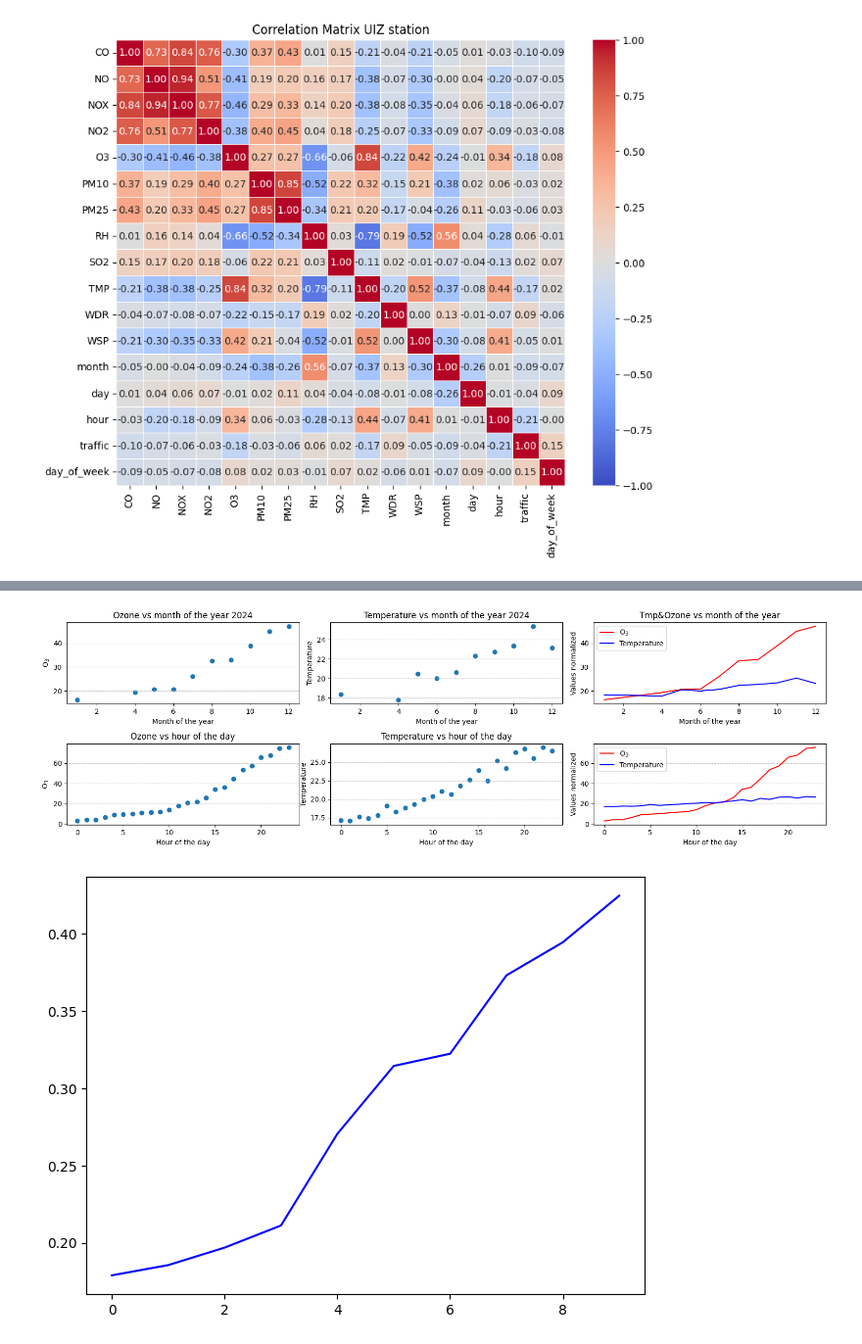
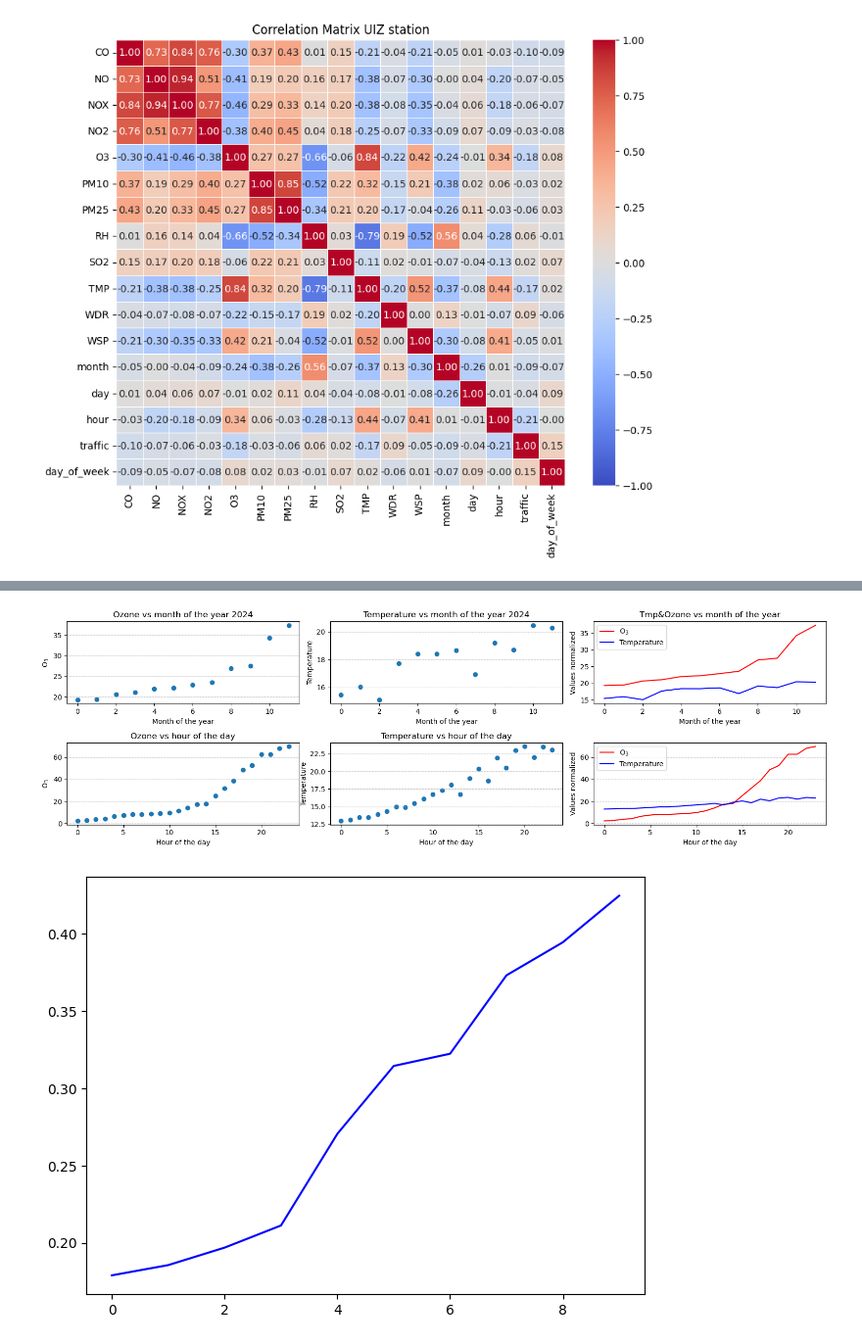
Before and after one commit to vlegaria/air_pollution, a Jupyter notebook: graficas/correlation.ipynb, the cells around one changed output, grey strips where cells are left out. Shown at 98% size. Saved outputs shown, nothing was run; the diff lists cells and outputs as text; code cells hidden in the pictures.

Commit message:
graphs

```diff
--- a/graficas/correlation.ipynb
+++ b/graficas/correlation.ipynb
@@ -194,15 +265,15 @@ plot_values(df_bymonth_original,df_byhour_original, "month", "hour")
 # %%
-month_idx= {12:4, 11:2, 10:1, 9:7, 8:6, 7:5, 6:9, 5:11, 4:10, 3:8, 2:12, 1:3}
+month_idx = {12:0, 11:1, 1:2, 10:3, 9:4, 7:5, 8:6, 2:7, 6:8, 3:9, 4:10, 5:11}
 df_bymonth = df_bymonth_original.sort_values(by='O3', ascending=True)
 df_bymonth["month_idx"] = df_bymonth["month"].map(month_idx)
 
-hour_idx= {7:0, 6:1, 8:2, 5:3, 4:4, 9:5, 3:6, 2:7, 1:8, 0:9, 23:10, 22:11, 10:12, 21:13, 20:14, 19:15, 11:16, 18:17, 12:18, 17:19, 16:20, 13:21, 15:22, 14:23 }
+hour_idx= {6:0, 5:1, 7:2, 4:3, 3:4, 2:5, 8:6, 1:7, 0:8, 23:9, 22:10, 21:11, 20:12, 9:13, 19:14, 18:15, 10:16, 17:17, 11:18, 16:19, 15:20, 12:21, 14:22, 13:23 }
 df_byhour = df_byhour_original.sort_values(by='O3', ascending=True)
 df_byhour["hour_idx"] = df_byhour["hour"].map(hour_idx)
 
 plot_values(df_bymonth,df_byhour, "month_idx", "hour_idx")
 # %% [output]
-[figure, old version]
+[figure, new version]
 # %%
 dir = r"C:\Users\Valeria\Documents\CIC\air_pollution_data\Datos-sep-dic2024"
 file_path = os.path.join(dir,"air_traffic_MER_norm.csv")
```
Also changed, not shown: parts of 6 cells of this notebook, 2 other files.
